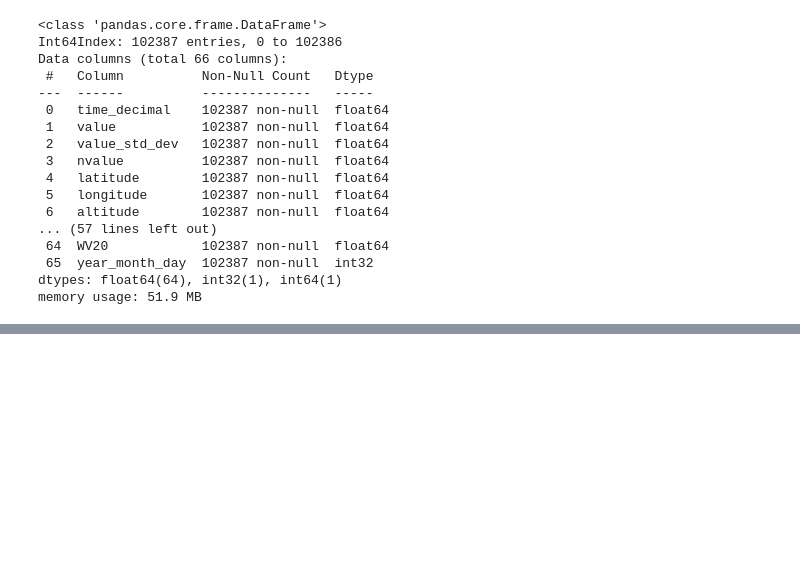
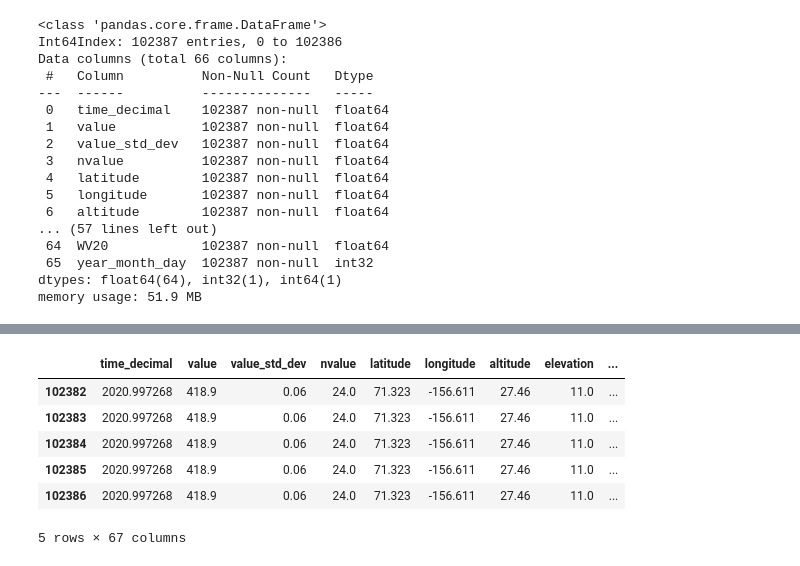
Before and after one commit to akitak/SeawaterRise, a Jupyter notebook: EDA scratch (AT).ipynb, the cells around one changed output, grey strips where cells are left out. Cells and saved outputs as stored; diff of their text form; code cells hidden in the pictures; blank space fills up the shorter version.

```diff
--- a/EDA scratch (AT).ipynb
+++ b/EDA scratch (AT).ipynb
@@ -598,0 +865,10 @@ memory usage: 676.2 KB
+# %%
+cleaned_df.tail()
+# %% [output]
+|  | time_decimal | value | value_std_dev | nvalue | latitude | longitude | altitude | elevation | ... |
+| 102382 | 2020.997268 | 418.9 | 0.06 | 24.0 | 71.323 | -156.611 | 27.46 | 11.0 | ... |
+| 102383 | 2020.997268 | 418.9 | 0.06 | 24.0 | 71.323 | -156.611 | 27.46 | 11.0 | ... |
+| 102384 | 2020.997268 | 418.9 | 0.06 | 24.0 | 71.323 | -156.611 | 27.46 | 11.0 | ... |
+| 102385 | 2020.997268 | 418.9 | 0.06 | 24.0 | 71.323 | -156.611 | 27.46 | 11.0 | ... |
+| 102386 | 2020.997268 | 418.9 | 0.06 | 24.0 | 71.323 | -156.611 | 27.46 | 11.0 | ... |
+5 rows × 67 columns
```
Also changed, not shown: parts of 15 cells of this notebook.
